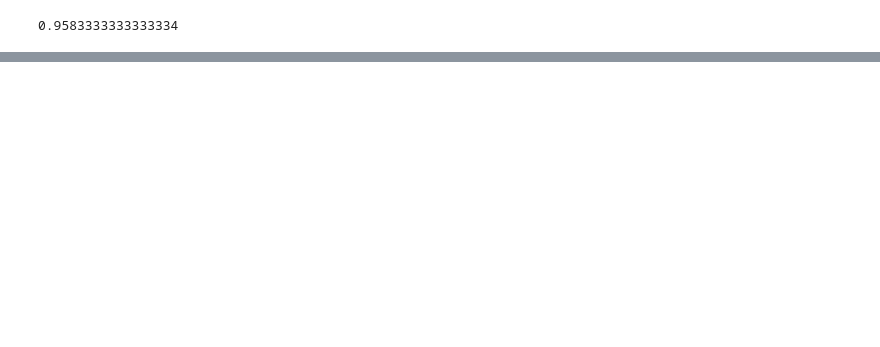
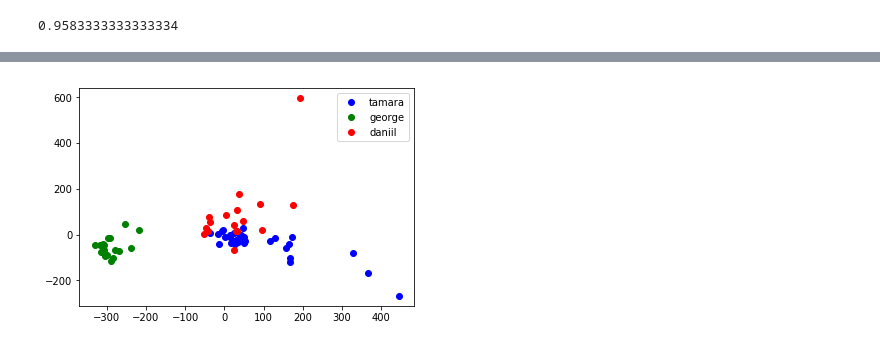
Before and after one commit to Eldar7/keystroke, a Jupyter notebook: keystroke analyse userdata.ipynb, the cells around one changed output, grey strips where cells are left out. Saved outputs shown, nothing was run; the diff lists cells and outputs as text; code cells hidden in the pictures; blank space fills up the shorter version.

```diff
--- a/keystroke analyse userdata.ipynb
+++ b/keystroke analyse userdata.ipynb
@@ -458,0 +485,6 @@ id = 10 ; true = ['daniil'] ; [0.4 0.  0.6] ; predicted = tamara
+# %%
+Xv = X.iloc[:,2:]
+# %%
+Xv_centered = Xv - Xv.mean(axis=0)
+# %%
+pca.fit(Xv_centered)
@@ -458,0 +494,2 @@ id = 10 ; true = ['daniil'] ; [0.4 0.  0.6] ; predicted = tamara
+# %%
+X_pca = pca.transform(Xv_centered)
@@ -458,0 +507,10 @@ id = 10 ; true = ['daniil'] ; [0.4 0.  0.6] ; predicted = tamara
+# %%
+plt.plot(X_pca[(y_train == 'tamara')[(y_train == 'tamara')[0] == True].index, 0],
+         X_pca[(y_train == 'tamara')[(y_train == 'tamara')[0] == True].index, 1], 'bo', label='tamara')
+plt.plot(X_pca[(y_train == 'george')[(y_train == 'george')[0] == True].index, 0],
+         X_pca[(y_train == 'george')[(y_train == 'george')[0] == True].index, 1], 'go', label='george')
+plt.plot([x for x in X_pca[(y_train == 'daniil')[(y_train == 'daniil')[0] == True].index, 0] if x < 800],
+         [x for x in X_pca[(y_train == 'daniil')[(y_train == 'daniil')[0] == True].index, 1] if x < 1000 and x>-800], 'ro', label='daniil')
+plt.legend(loc=0);
+# %% [output]
+[figure, added]
```
Also changed, not shown: parts of 18 cells of this notebook, 1 other file.
